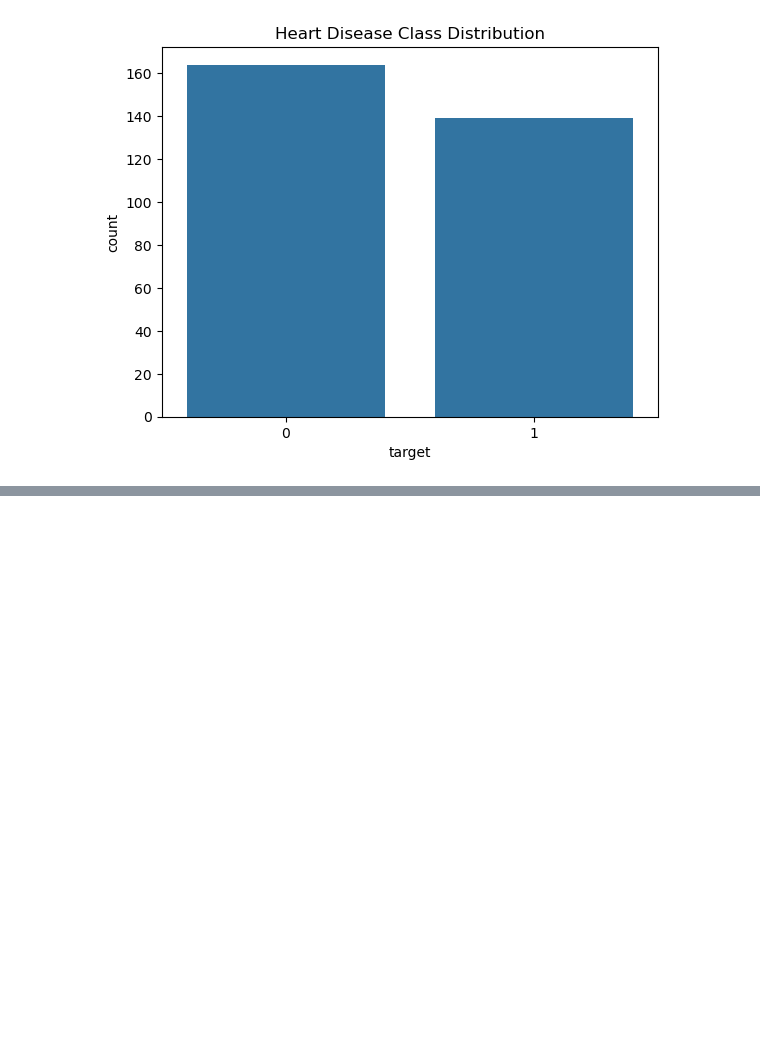
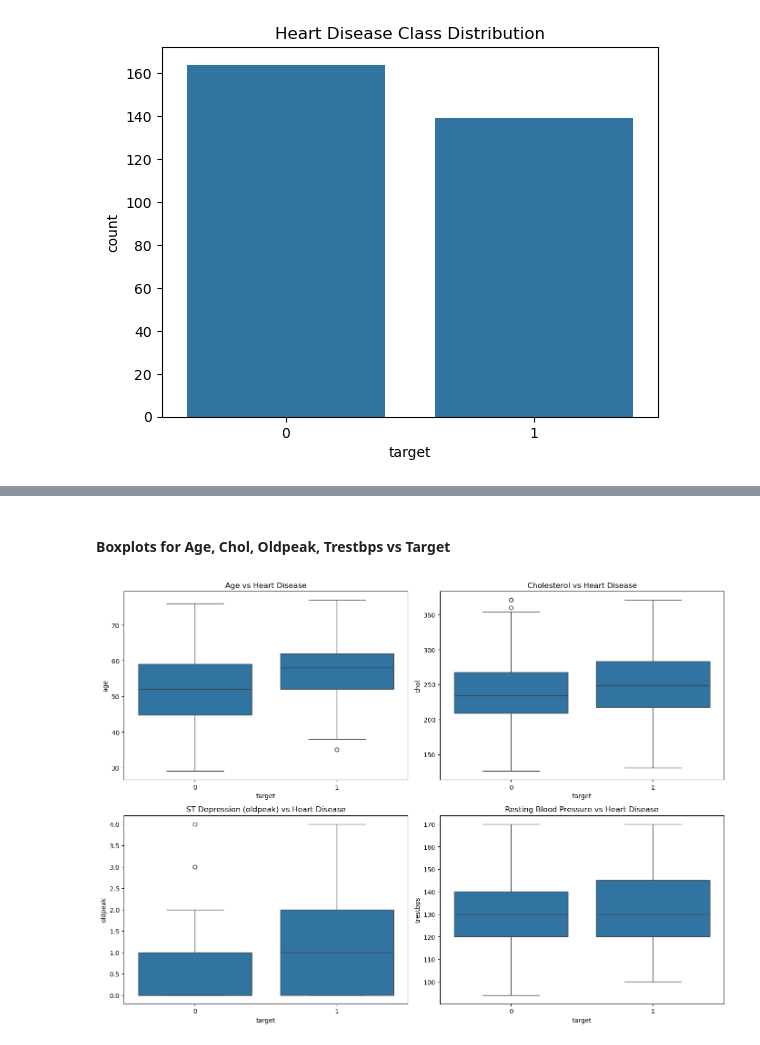
Before and after one commit to AFD03/ECS171_team9_proj, a Jupyter notebook: ECS171_Proj_Main.ipynb, the cells around one changed output, grey strips where cells are left out. Drawn from its saved outputs; the diff is of its cells as text; code cells hidden in the pictures; blank space fills up the shorter version.

```diff
--- a/ECS171_Proj_Main.ipynb
+++ b/ECS171_Proj_Main.ipynb
@@ -284,0 +304,29 @@ plt.show()
+# %% [markdown]
+#### Boxplots for Age, Chol, Oldpeak, Trestbps vs Target
+# %%
+plt.figure(figsize=(14,10))
+
+# 1
+plt.subplot(2,2,1)
+sns.boxplot(x='target', y='age', data=df)
+plt.title("Age vs Heart Disease")
+
+# 2
+plt.subplot(2,2,2)
+sns.boxplot(x='target', y='chol', data=df)
+plt.title("Cholesterol vs Heart Disease")
+
+# 3
+plt.subplot(2,2,3)
+sns.boxplot(x='target', y='oldpeak', data=df)
+plt.title("ST Depression (oldpeak) vs Heart Disease")
+
+# 4
+plt.subplot(2,2,4)
+sns.boxplot(x='target', y='trestbps', data=df)
+plt.title("Resting Blood Pressure vs Heart Disease")
+
+plt.tight_layout()
+plt.show()
+# %% [output]
+[figure, added]
```
Also changed, not shown: parts of 10 cells of this notebook.
